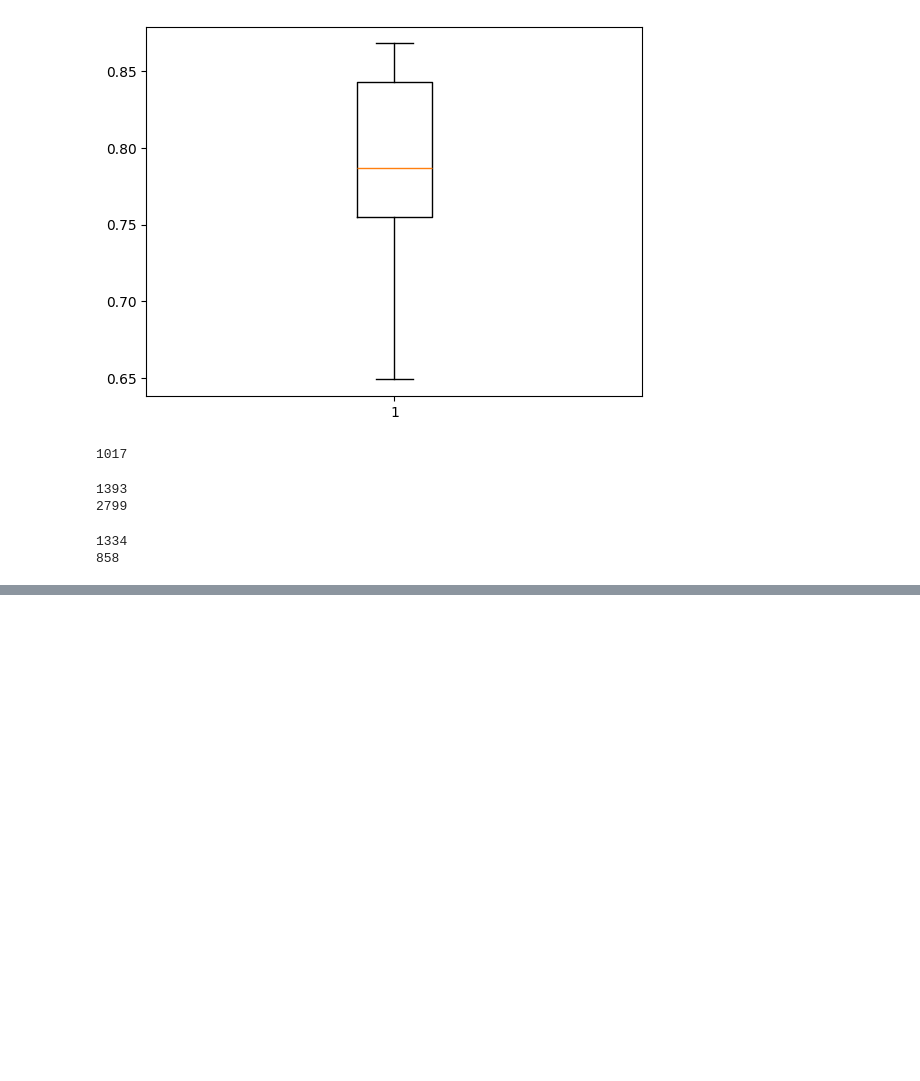
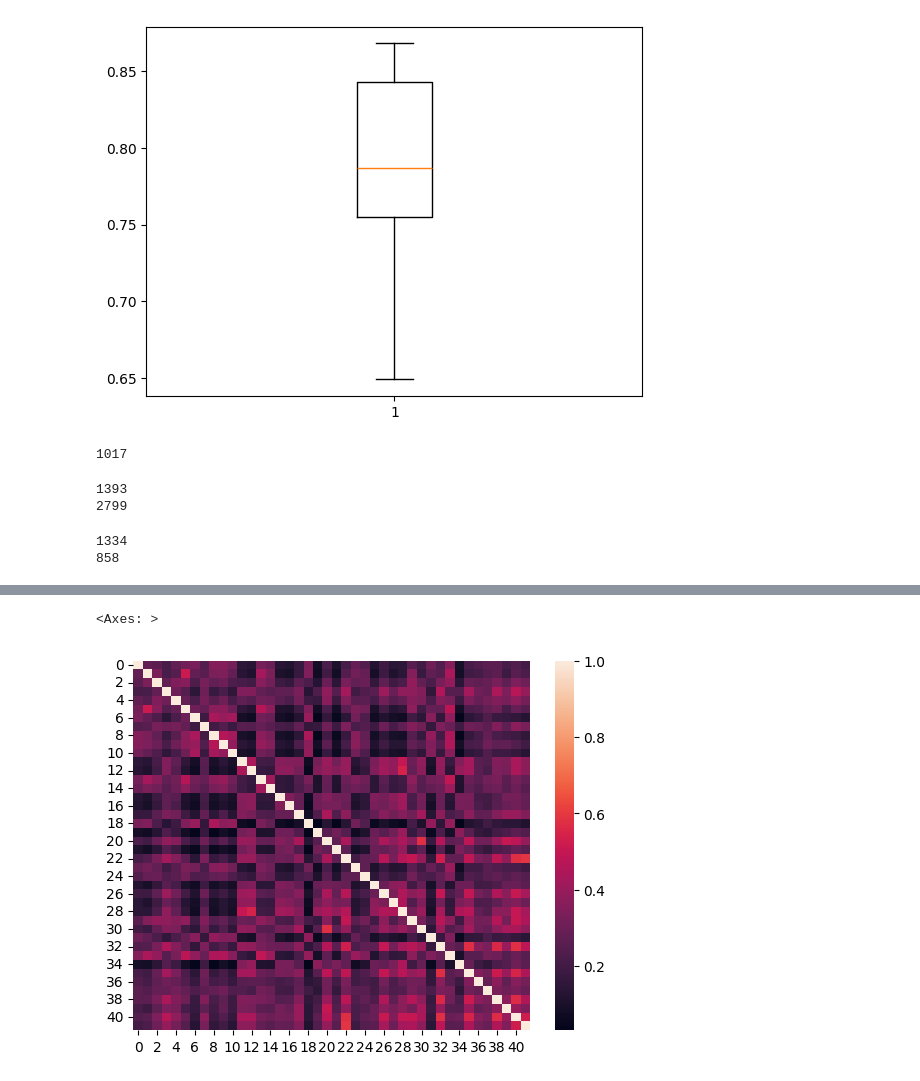
Before and after one commit to GZHoffie/TDT, a Jupyter notebook: compressor/test.ipynb, the cells around one changed output, grey strips where cells are left out. Drawn from its saved outputs; the diff is of its cells as text; code cells hidden in the pictures; blank space fills up the shorter version.

```diff
--- a/compressor/test.ipynb
+++ b/compressor/test.ipynb
@@ -150,0 +186,28 @@ print((storage[10] & escherichia_signature).sum())
+# %%
+metadata = metadata.dropna(subset=['genus_taxid'])
+# %%
+num_kmers = len(signatures[0][1])
+# %%
+import math
+from scipy.stats import binom
+
+bool_signature = {}
+
+for genus, signature in signatures:
+    # Get the subset of metadata
+    metadata_subset = metadata[metadata["genus_taxid"] == genus].groupby("species_taxid").sample(1)
+    num_sequences = len(metadata_subset)
+    if num_sequences > 100:
+        num_sequences = 100
+
+    # find a good threshold for cutoff
+    from scipy.stats import binom
+    # find p
+    p = signature.sum() / num_sequences / num_kmers
+    # find n
+    n = num_sequences
+    # Set threshold to be p-value=0.05
+    print(n, p)
+    threshold = math.floor(binom.ppf(0.95, n, p))
+    bool_signature[genus] = (signature >= threshold)
+    print(bool_signature[genus].sum())
@@ -150,0 +232,15 @@ print((storage[10] & escherichia_signature).sum())
+# %%
+import numpy as np
+
+ANI = np.zeros((len(bool_signature), len(bool_signature)))
+
+for i, genus_i in enumerate(bool_signature):
+    for j, genus_j in enumerate(bool_signature):
+        ANI[i][j] = (bool_signature[genus_i] & bool_signature[genus_j]).sum() / (bool_signature[genus_i] | bool_signature[genus_j]).sum()
+# %%
+import seaborn
+
+seaborn.heatmap(ANI)
+# %% [output]
+<Axes: >
+[figure, added]
```
Also changed, not shown: parts of 10 cells of this notebook.
